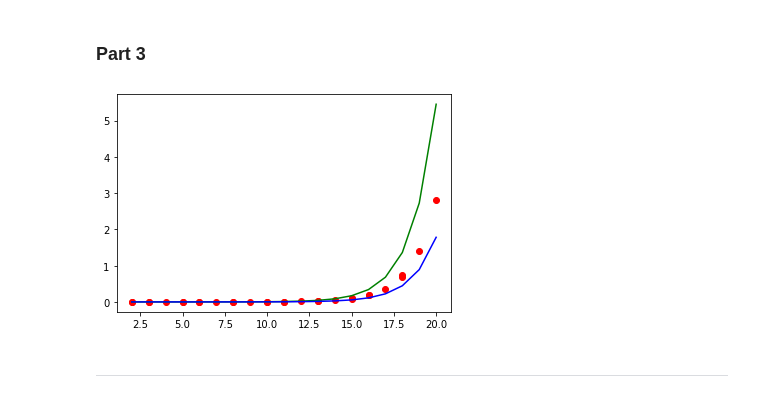
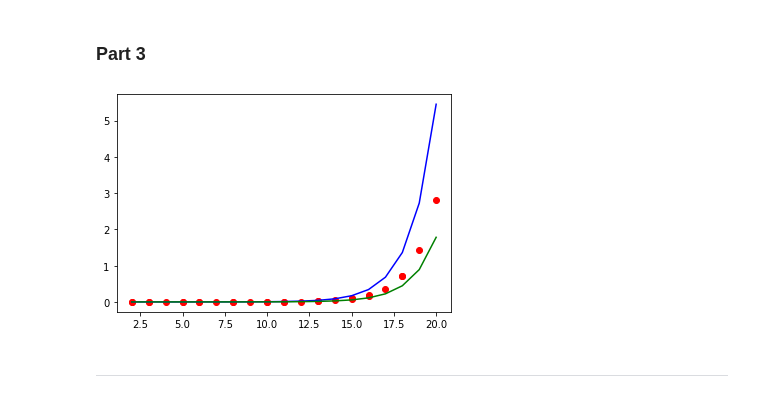
Before and after one commit to mochiiten9158/Data-Structures-Laboratory-Assignments, a Jupyter notebook: Lab_04_Runtime_Complexities.ipynb, the cells around one changed output. Drawn from its saved outputs; the diff is of its cells as text; code cells hidden in the pictures.

```diff
--- a/Lab_04_Runtime_Complexities.ipynb
+++ b/Lab_04_Runtime_Complexities.ipynb
@@ -209,11 +209,11 @@ ts = [timeit.timeit('f4({})'.format(n),
 # %%
 # plot your data and bounding functions here
 plt.plot(ns, ts, 'or')
 
-plt.plot(ns, [0.0000052*math.pow(2,n) for n in ns], '-g')
-plt.plot(ns, [0.0000017*math.pow(2,n) for n in ns], '-b');
+plt.plot(ns, [0.0000052*math.pow(2,n) for n in ns], '-b')
+plt.plot(ns, [0.0000017*math.pow(2,n) for n in ns], '-g');
 # %% [output]
-[figure, old version]
+[figure, new version]
 # %% [markdown]
 ---
 # %% [markdown]
```
